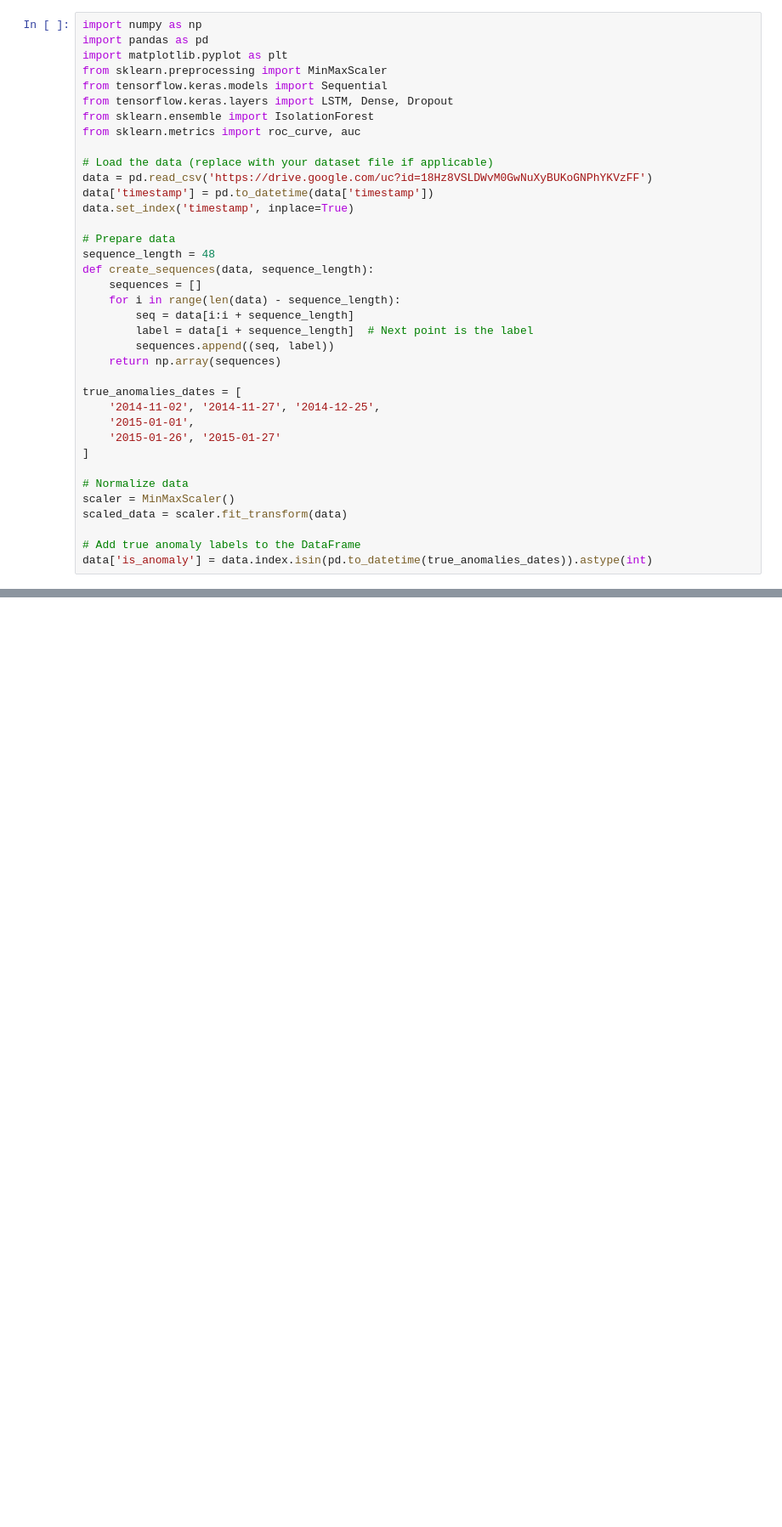
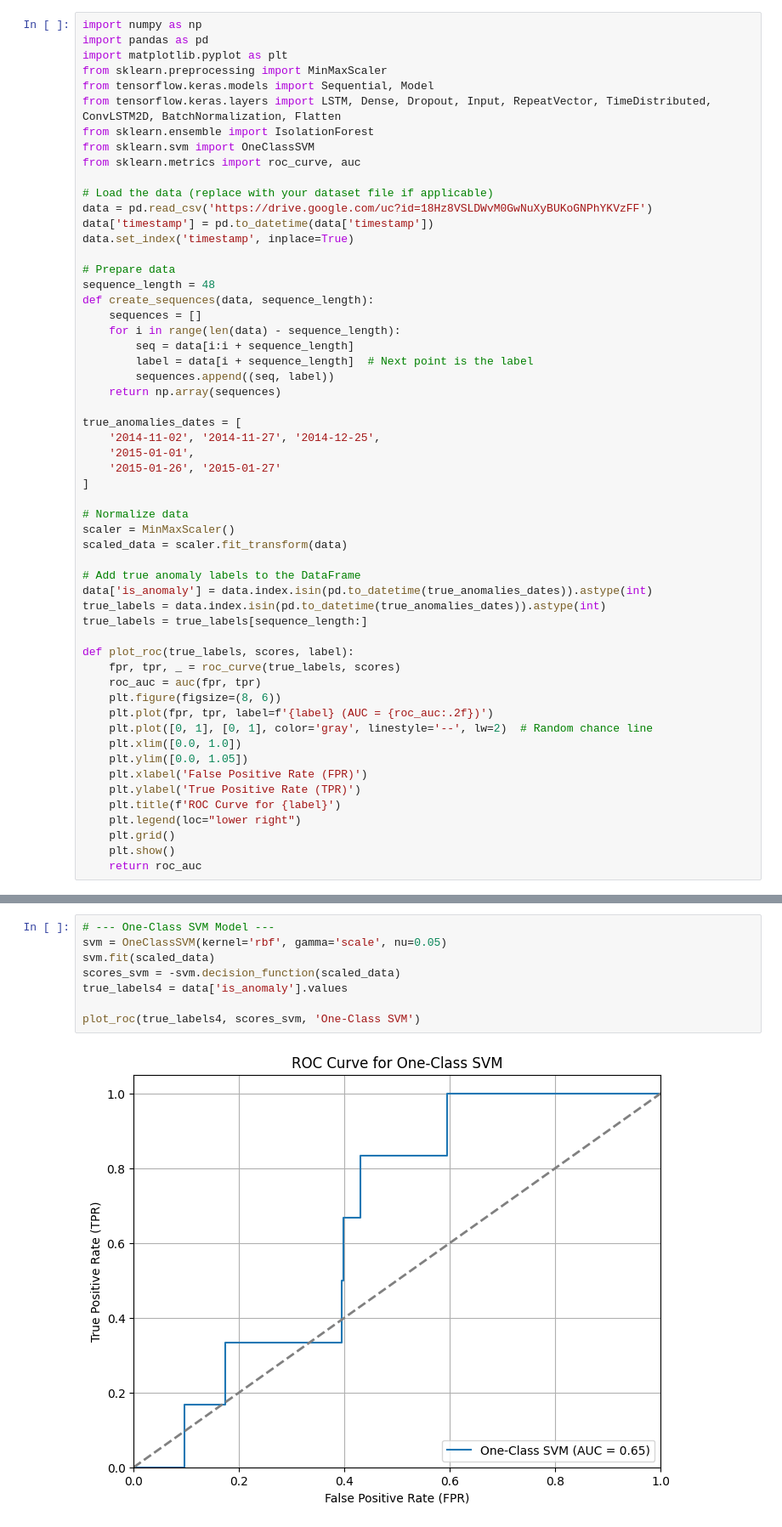
Before and after one commit to IKRAMJAAFAR/DeeL, a Jupyter notebook: models2.ipynb, the cells around one changed output, grey strips where cells are left out. Shown: that part at 85% size. Drawn from its saved outputs; the diff is of its cells as text; blank space fills up the shorter version.

```diff
--- a/models2.ipynb
+++ b/models2.ipynb
@@ -3,9 +3,10 @@ import numpy as np
 import pandas as pd
 import matplotlib.pyplot as plt
 from sklearn.preprocessing import MinMaxScaler
-from tensorflow.keras.models import Sequential
-from tensorflow.keras.layers import LSTM, Dense, Dropout
+from tensorflow.keras.models import Sequential, Model
+from tensorflow.keras.layers import LSTM, Dense, Dropout, Input, RepeatVector, TimeDistributed, ConvLSTM2D, BatchNormalization, Flatten
 from sklearn.ensemble import IsolationForest
+from sklearn.svm import OneClassSVM
 from sklearn.metrics import roc_curve, auc
 
 # Load the data (replace with your dataset file if applicable)
@@ -35,3 +36,21 @@ scaled_data = scaler.fit_transform(data)
 
 # Add true anomaly labels to the DataFrame
 data['is_anomaly'] = data.index.isin(pd.to_datetime(true_anomalies_dates)).astype(int)
+true_labels = data.index.isin(pd.to_datetime(true_anomalies_dates)).astype(int)
+true_labels = true_labels[sequence_length:]
+
+def plot_roc(true_labels, scores, label):
+    fpr, tpr, _ = roc_curve(true_labels, scores)
+    roc_auc = auc(fpr, tpr)
+    plt.figure(figsize=(8, 6))
+    plt.plot(fpr, tpr, label=f'{label} (AUC = {roc_auc:.2f})')
+    plt.plot([0, 1], [0, 1], color='gray', linestyle='--', lw=2)  # Random chance line
+    plt.xlim([0.0, 1.0])
+    plt.ylim([0.0, 1.05])
+    plt.xlabel('False Positive Rate (FPR)')
+    plt.ylabel('True Positive Rate (TPR)')
+    plt.title(f'ROC Curve for {label}')
+    plt.legend(loc="lower right")
+    plt.grid()
+    plt.show()
+    return roc_auc
@@ -356,0 +190,10 @@ AUC for Isolation Forest Model: 0.55
+# %%
+# --- One-Class SVM Model ---
+svm = OneClassSVM(kernel='rbf', gamma='scale', nu=0.05)
+svm.fit(scaled_data)
+scores_svm = -svm.decision_function(scaled_data)
+true_labels4 = data['is_anomaly'].values
+
+plot_roc(true_labels4, scores_svm, 'One-Class SVM')
+# %% [output]
+[figure, added]
```
Also changed, not shown: parts of 8 cells of this notebook.
